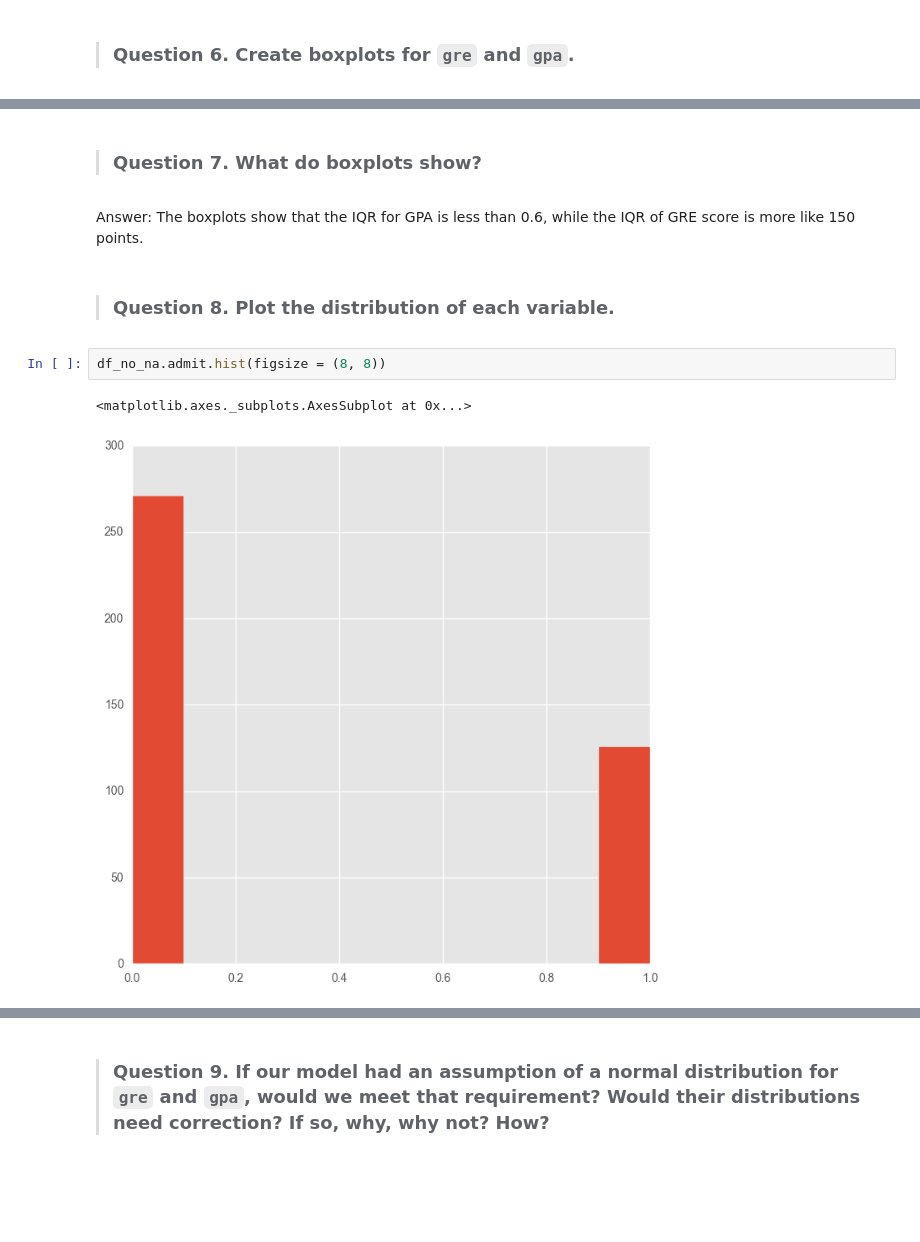
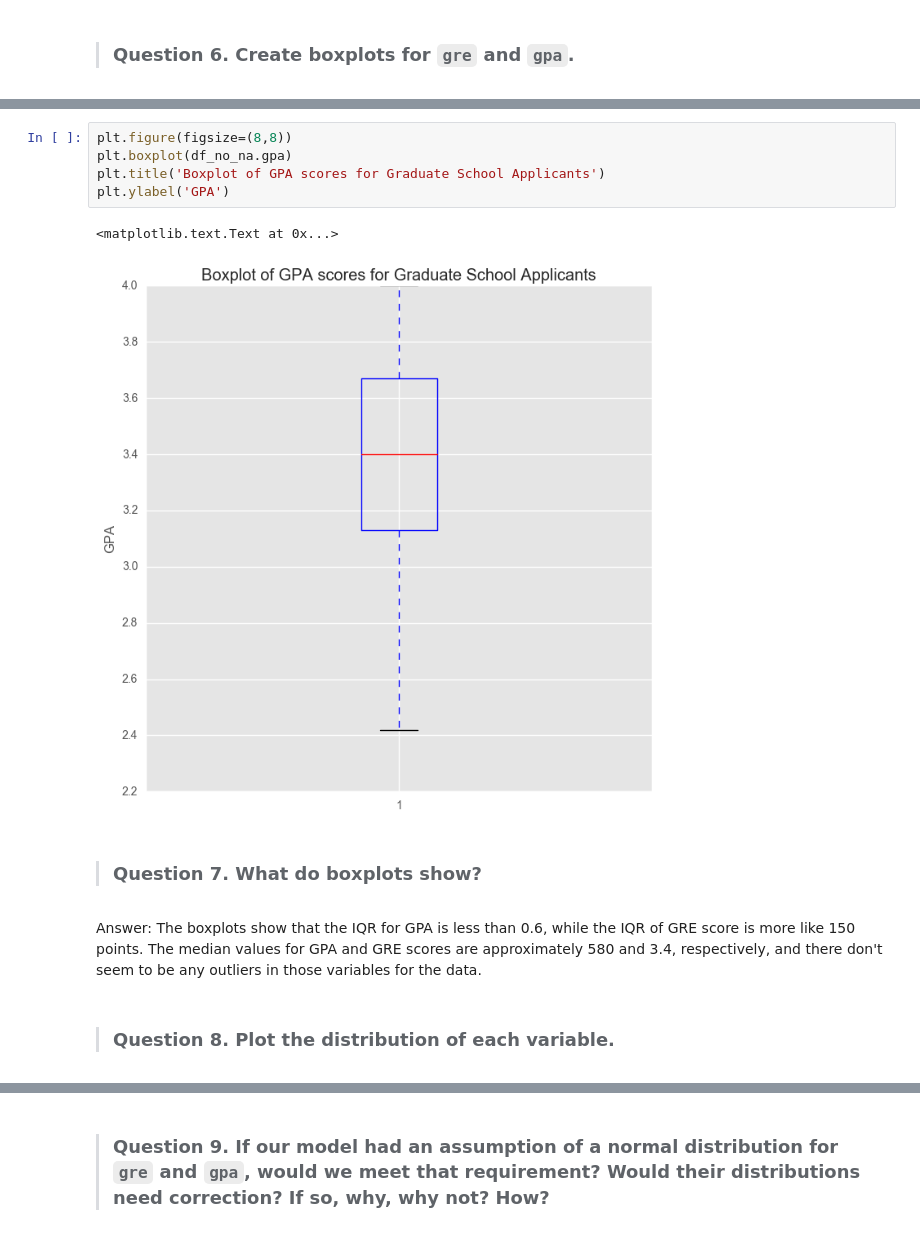
Before and after one commit to elizharwood/DS-SF-30, a Jupyter notebook: unit-project/2/notebooks/unit-project-2-Elizabeth.ipynb, the cells around one changed output, grey strips where cells are left out. Drawn from its saved outputs; the diff is of its cells as text; blank space fills up the shorter version.

```diff
--- a/unit-project/2/notebooks/unit-project-2-Elizabeth.ipynb
+++ b/unit-project/2/notebooks/unit-project-2-Elizabeth.ipynb
@@ -135,11 +144,14 @@ df_no_na.gpa.plot(kind = 'box', figsize = (8, 8))
+# %%
+plt.figure(figsize=(8,8))
+plt.boxplot(df_no_na.gpa)
+plt.title('Boxplot of GPA scores for Graduate School Applicants')
+plt.ylabel('GPA')
+# %% [output]
+<matplotlib.text.Text at 0x...>
+[figure, added]
 # %% [markdown]
 > ### Question 7.  What do boxplots show?
 # %% [markdown]
-Answer: The boxplots show that the IQR for GPA is less than 0.6, while the IQR of GRE score is more like 150 points.
+Answer: The boxplots show that the IQR for GPA is less than 0.6, while the IQR of GRE score is more like 150 points. The median values for GPA and GRE scores are approximately 580 and 3.4, respectively, and there don't seem to be any outliers in those variables for the data.
 # %% [markdown]
 > ### Question 8.  Plot the distribution of each variable.
-# %%
-df_no_na.admit.hist(figsize = (8, 8))
-# %% [output]
-<matplotlib.axes._subplots.AxesSubplot at 0x...>
-[figure, removed]
```
Also changed, not shown: parts of 34 cells of this notebook, 2 other files.
